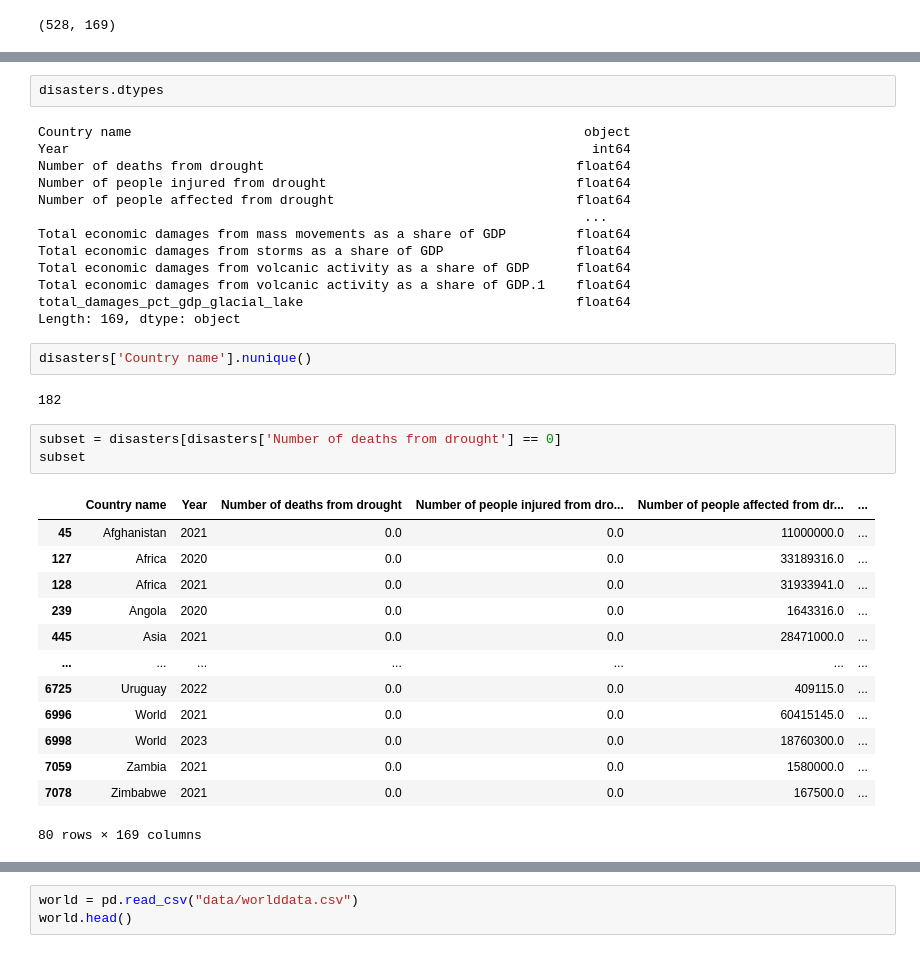
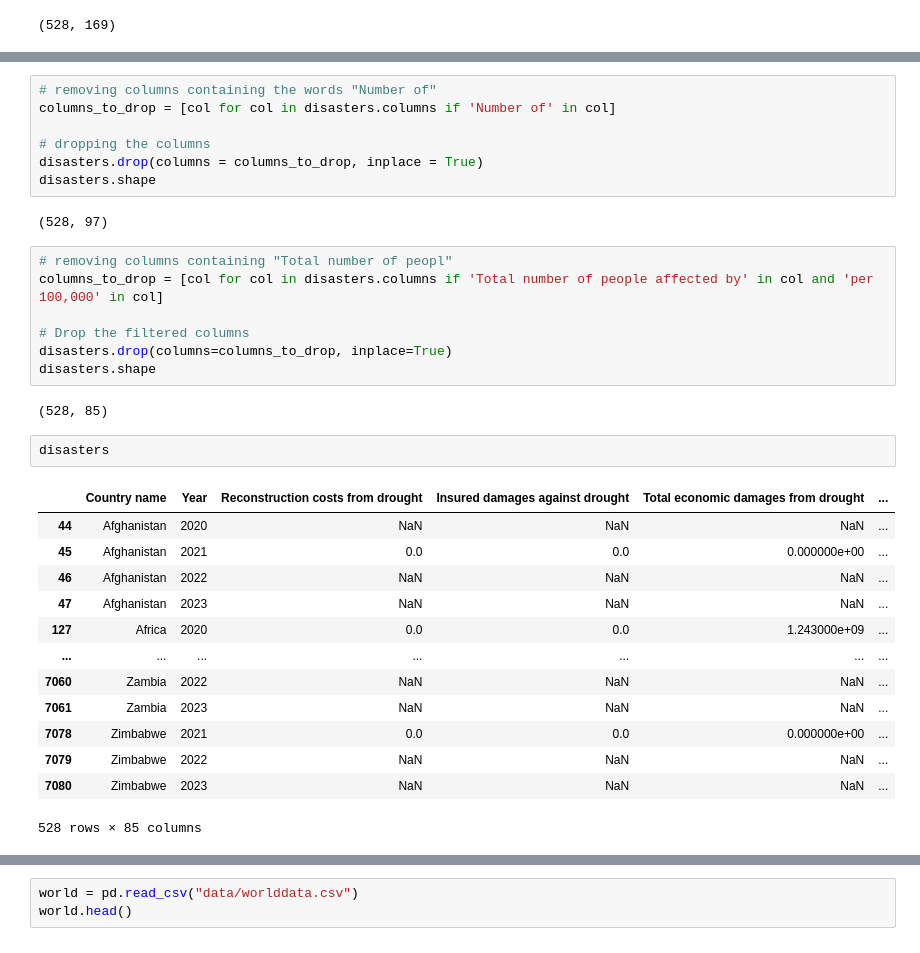
Before and after one commit to sadia-kd/CPSC-368-Project, a Jupyter notebook: brainstorm/exploration_1.ipynb, the cells around one changed output, grey strips where cells are left out. Cells and saved outputs as stored; diff of their text form.

```diff
--- a/brainstorm/exploration_1.ipynb
+++ b/brainstorm/exploration_1.ipynb
@@ -135,36 +108,34 @@ disasters[['Death rates from earthquakes']].head(20)
+# %%
+# removing columns containing the words "Number of"
+columns_to_drop = [col for col in disasters.columns if 'Number of' in col]
+
+# dropping the columns
+disasters.drop(columns = columns_to_drop, inplace = True)
+disasters.shape
+# %% [output]
+(528, 97)
+# %%
+# removing columns containing "Total number of peopl"
+columns_to_drop = [col for col in disasters.columns if 'Total number of people affected by' in col and 'per 100,000' in col]
+
+# Drop the filtered columns
+disasters.drop(columns=columns_to_drop, inplace=True)
+disasters.shape
+# %% [output]
+(528, 85)
 # %%
-disasters.dtypes
+disasters
 # %% [output]
+|  | Country name | Year | Reconstruction costs from drought | Insured damages against drought | Total economic damages from drought | ... |
+| 44 | Afghanistan | 2020 | NaN | NaN | NaN | ... |
+| 45 | Afghanistan | 2021 | 0.0 | 0.0 | 0.000000e+00 | ... |
+| 46 | Afghanistan | 2022 | NaN | NaN | NaN | ... |
+| 47 | Afghanistan | 2023 | NaN | NaN | NaN | ... |
+| 127 | Africa | 2020 | 0.0 | 0.0 | 1.243000e+09 | ... |
+| ... | ... | ... | ... | ... | ... | ... |
+| 7060 | Zambia | 2022 | NaN | NaN | NaN | ... |
+| 7061 | Zambia | 2023 | NaN | NaN | NaN | ... |
+| 7078 | Zimbabwe | 2021 | 0.0 | 0.0 | 0.000000e+00 | ... |
+| 7079 | Zimbabwe | 2022 | NaN | NaN | NaN | ... |
+| 7080 | Zimbabwe | 2023 | NaN | NaN | NaN | ... |
-Country name                                                          object
-Year                                                                   int64
-Number of deaths from drought                                        float64
-Number of people injured from drought                                float64
-Number of people affected from drought                               float64
-                                                                      ...
-Total economic damages from mass movements as a share of GDP         float64
-Total economic damages from storms as a share of GDP                 float64
-Total economic damages from volcanic activity as a share of GDP      float64
-Total economic damages from volcanic activity as a share of GDP.1    float64
-total_damages_pct_gdp_glacial_lake                                   float64
-Length: 169, dtype: object
+528 rows × 85 columns
-# %%
-disasters['Country name'].nunique()
-# %% [output]
-182
-# %%
-subset = disasters[disasters['Number of deaths from drought'] == 0]
-subset
-# %% [output]
-|  | Country name | Year | Number of deaths from drought | Number of people injured from dro... | Number of people affected from dr... | ... |
-| 45 | Afghanistan | 2021 | 0.0 | 0.0 | 11000000.0 | ... |
-| 127 | Africa | 2020 | 0.0 | 0.0 | 33189316.0 | ... |
-| 128 | Africa | 2021 | 0.0 | 0.0 | 31933941.0 | ... |
-| 239 | Angola | 2020 | 0.0 | 0.0 | 1643316.0 | ... |
-| 445 | Asia | 2021 | 0.0 | 0.0 | 28471000.0 | ... |
-| ... | ... | ... | ... | ... | ... | ... |
-| 6725 | Uruguay | 2022 | 0.0 | 0.0 | 409115.0 | ... |
-| 6996 | World | 2021 | 0.0 | 0.0 | 60415145.0 | ... |
-| 6998 | World | 2023 | 0.0 | 0.0 | 18760300.0 | ... |
-| 7059 | Zambia | 2021 | 0.0 | 0.0 | 1580000.0 | ... |
-| 7078 | Zimbabwe | 2021 | 0.0 | 0.0 | 167500.0 | ... |
-80 rows × 169 columns
```
Also changed, not shown: parts of 24 cells of this notebook.
